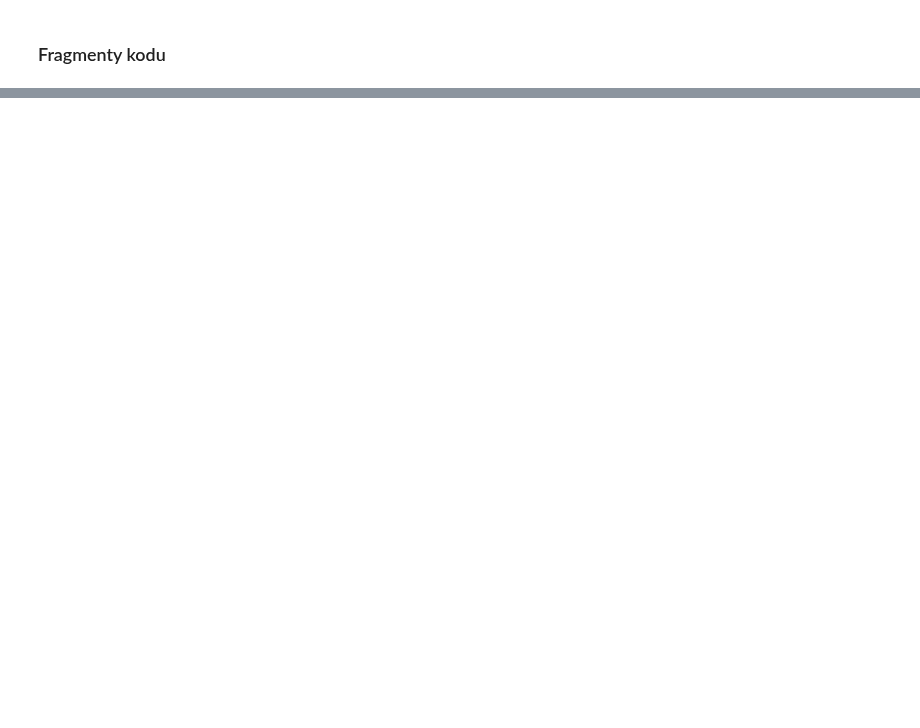
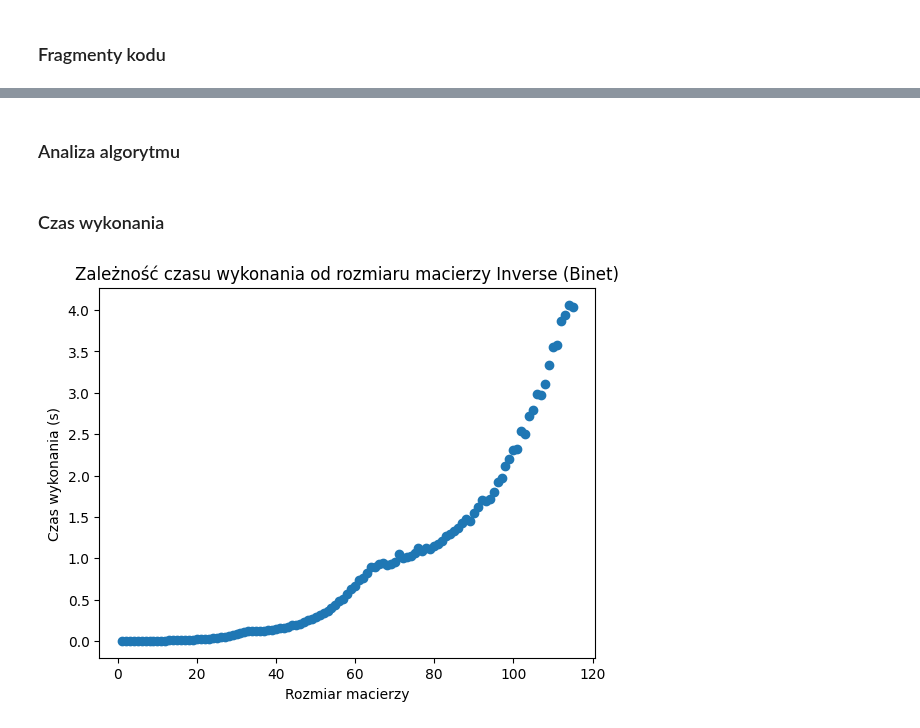
Before and after one commit to krzysztof-kopel/AlgoMacierzowe, a Jupyter notebook: lab2/lab2.ipynb, the cells around one changed output, grey strips where cells are left out. Drawn from its saved outputs; the diff is of its cells as text; code cells hidden in the pictures; blank space fills up the shorter version.

```diff
--- a/lab2/lab2.ipynb
+++ b/lab2/lab2.ipynb
@@ -8,3 +8,7 @@ Celem laboratorium było zaimplementowanie i przetestowanie algorytmów Rekurenc
 Do implementacji algorytmów wykorzystaliśmy język Python w wersji 3.13. Macierze zostały zaimplementowane jako Numpy ndarrays, które dzięki swojej implementacji są szybsze od tradycyjnych Pythonowych list wielowymiarowych, jak również posiadają kilka przydatnych dla nas metod, np. do sprawdzania rozmiaru macierzy. Każdy algorytm "opakowaliśmy" w klasę, w której zapisywaliśmy informację na temat liczby wykonanych operacji zmiennoprzecinkowych oraz zużycia pamięci (tzw. wrapper). Do pomiaru czasu wykonania posłużyła nam biblioteka time. Do wizualizacji wyników wykorzystaliśmy bibliotekę matplotlib.
 #### Generowanie macierzy testowych
 Wygenerowaliśmy macierze kwadratowe o rozmiarach od 1 x 1 do 1000 × 1000 (po dwie każdego rozmiaru), zawierające losowe liczby zmiennoprzecinkowe z przedziału $[0.00000001, 1]$.
+# %%
+import numpy as np
+
+matrices = [np.random.uniform(0.00000001, 1, (i, i)) for i in range(1, 1000)]
@@ -270,0 +278,2 @@ Algorytm ten opiera się o kilka głównych kroków, pierwszym z nich jest przem
+# %% [markdown]
+### Analiza algorytmu
@@ -270,0 +328,10 @@ Algorytm ten opiera się o kilka głównych kroków, pierwszym z nich jest przem
+# %% [markdown]
+### Czas wykonania
+# %%
+plt.scatter(range(1, len(measurements_inverse_binet_wrappers) + 1), [wrapper.time_used for wrapper in measurements_inverse_binet_wrappers])
+plt.title("Zależność czasu wykonania od rozmiaru macierzy Inverse (Binet)")
+plt.xlabel("Rozmiar macierzy")
+plt.ylabel("Czas wykonania (s)")
+plt.show()
+# %% [output]
+[figure, added]
```
Also changed, not shown: parts of 43 cells of this notebook, 6 other files.
